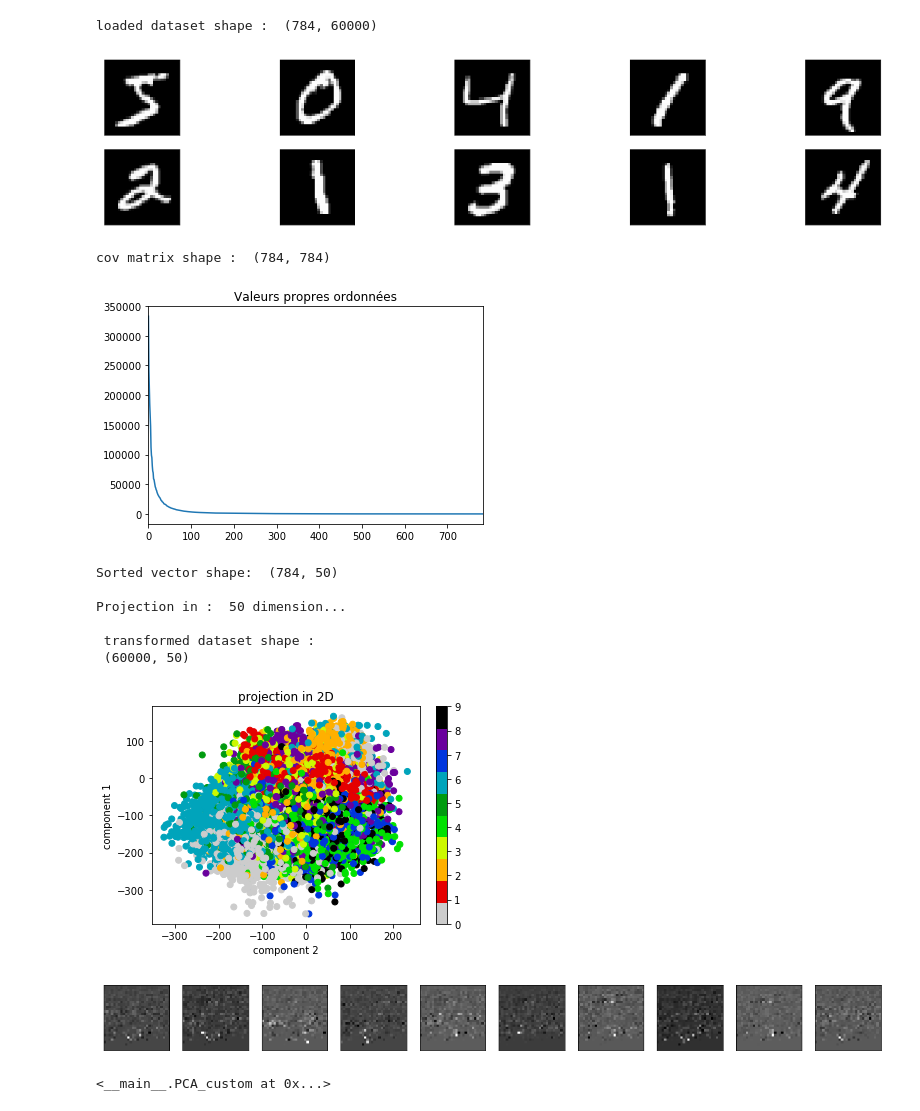
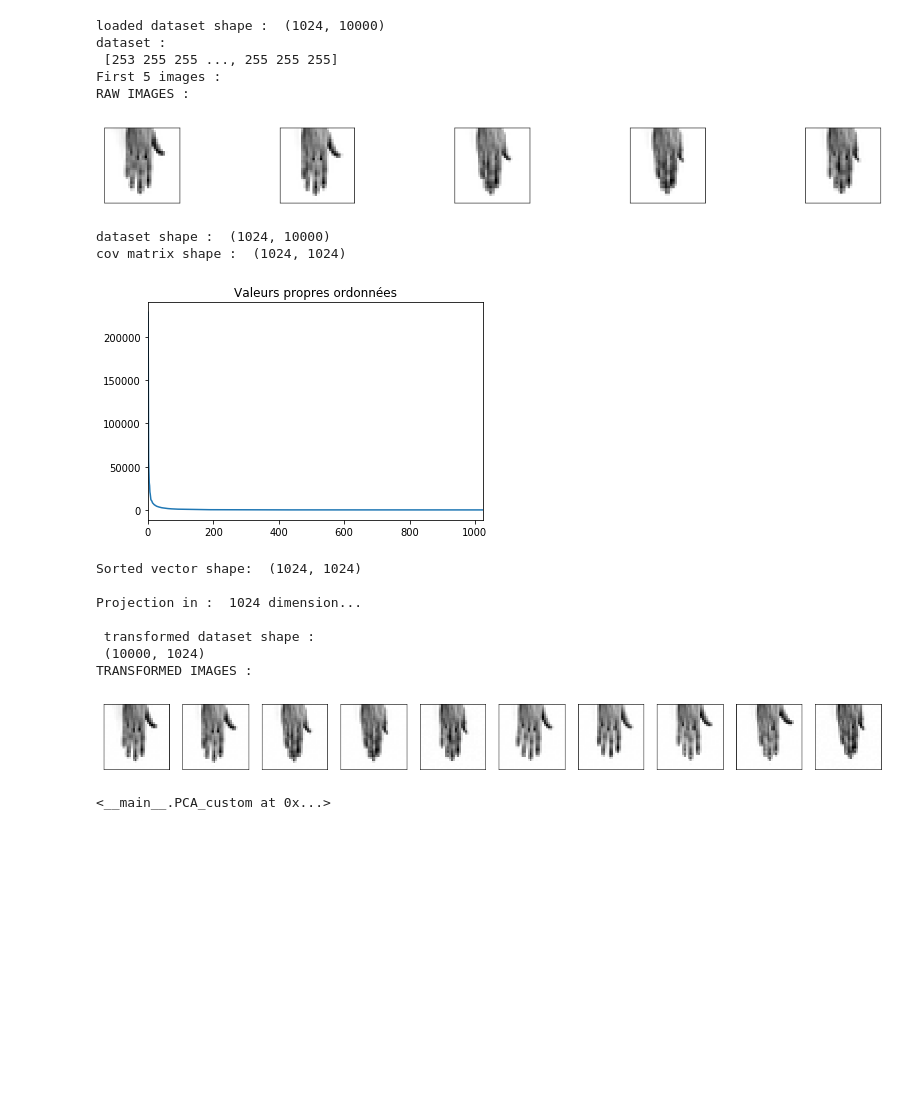
Before and after one commit to bz10bis/unsupervisedML, a Jupyter notebook: PCA.ipynb, the cells around one changed output. Drawn from its saved outputs; the diff is of its cells as text; code cells hidden in the pictures; blank space fills up the shorter version.

Commit message:
PCA with hands dataset

```diff
--- a/PCA.ipynb
+++ b/PCA.ipynb
@@ -113,16 +116,26 @@ class PCA_custom(object):
-# %%
-PCA_custom( t_dim = 784, t_nbr_samples = 60000, t_newDim = 50)
-# %% [output]
-loaded dataset shape :  (784, 60000)
-[figure, removed]
-cov matrix shape :  (784, 784)
-[figure, removed]
-Sorted vector shape:  (784, 50)
-
-Projection in :  50 dimension...
-
- transformed dataset shape :
- (60000, 50)
-[figure, removed]
-[figure, removed]
-<__main__.PCA_custom at 0x...>
+# %%
+from PIL import Image
+import os
+
+#PCA_custom(size of images, nbr of dimension at the end, nbr of samples)
+#PCA_custom(28, 50, 60000, mode='mnist')
+PCA_custom(32, 1024, 10000, mode='hand')
+# %% [output]
+loaded dataset shape :  (1024, 10000)
+dataset :
+ [253 255 255 ..., 255 255 255]
+First 5 images :
+RAW IMAGES :
+[figure, added]
+dataset shape :  (1024, 10000)
+cov matrix shape :  (1024, 1024)
+[figure, added]
+Sorted vector shape:  (1024, 1024)
+
+Projection in :  1024 dimension...
+
+ transformed dataset shape :
+ (10000, 1024)
+TRANSFORMED IMAGES :
+[figure, added]
+<__main__.PCA_custom at 0x...>
```
Also changed, not shown: parts of 1 cell of this notebook, 2 other files.
